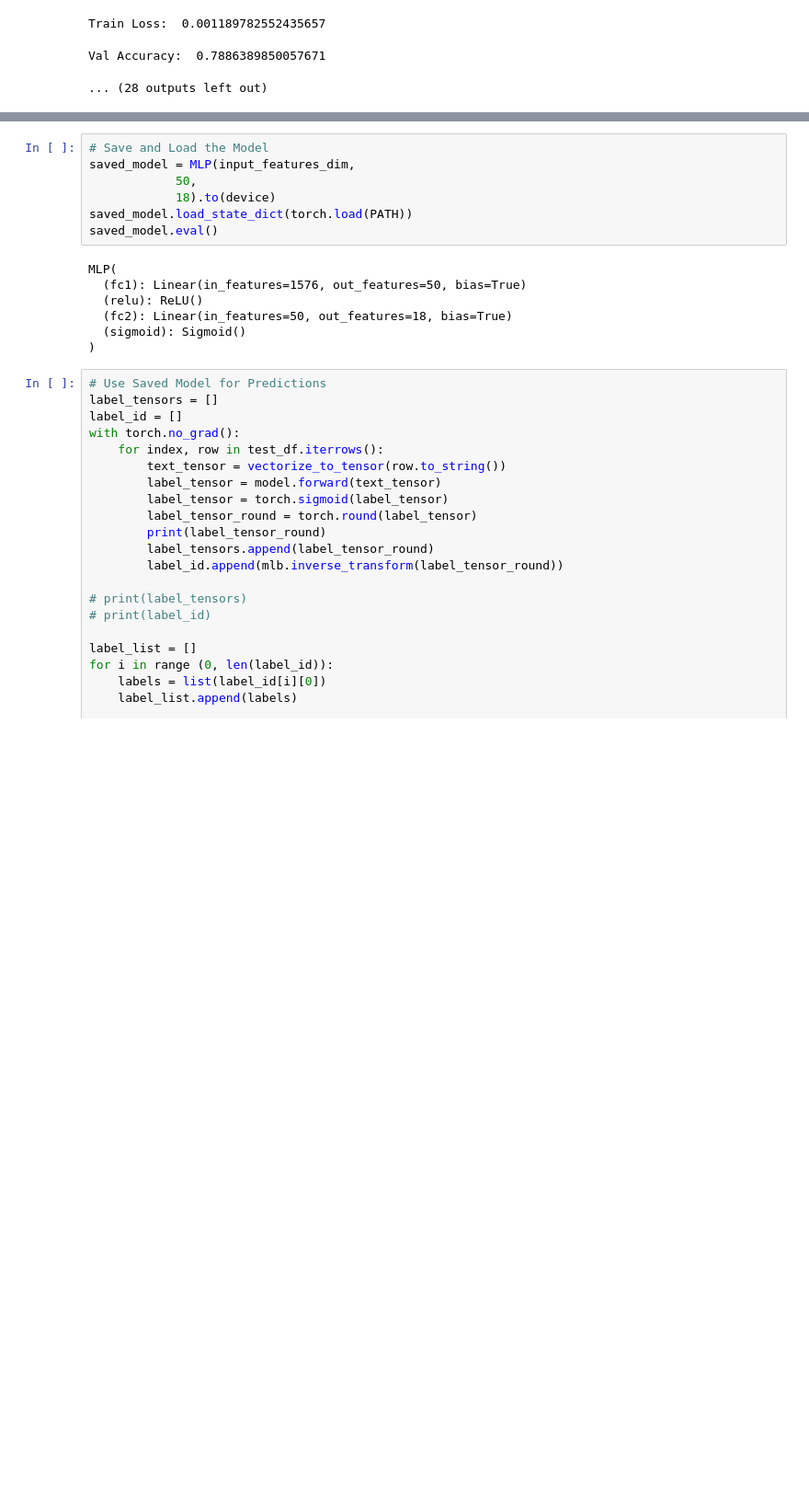
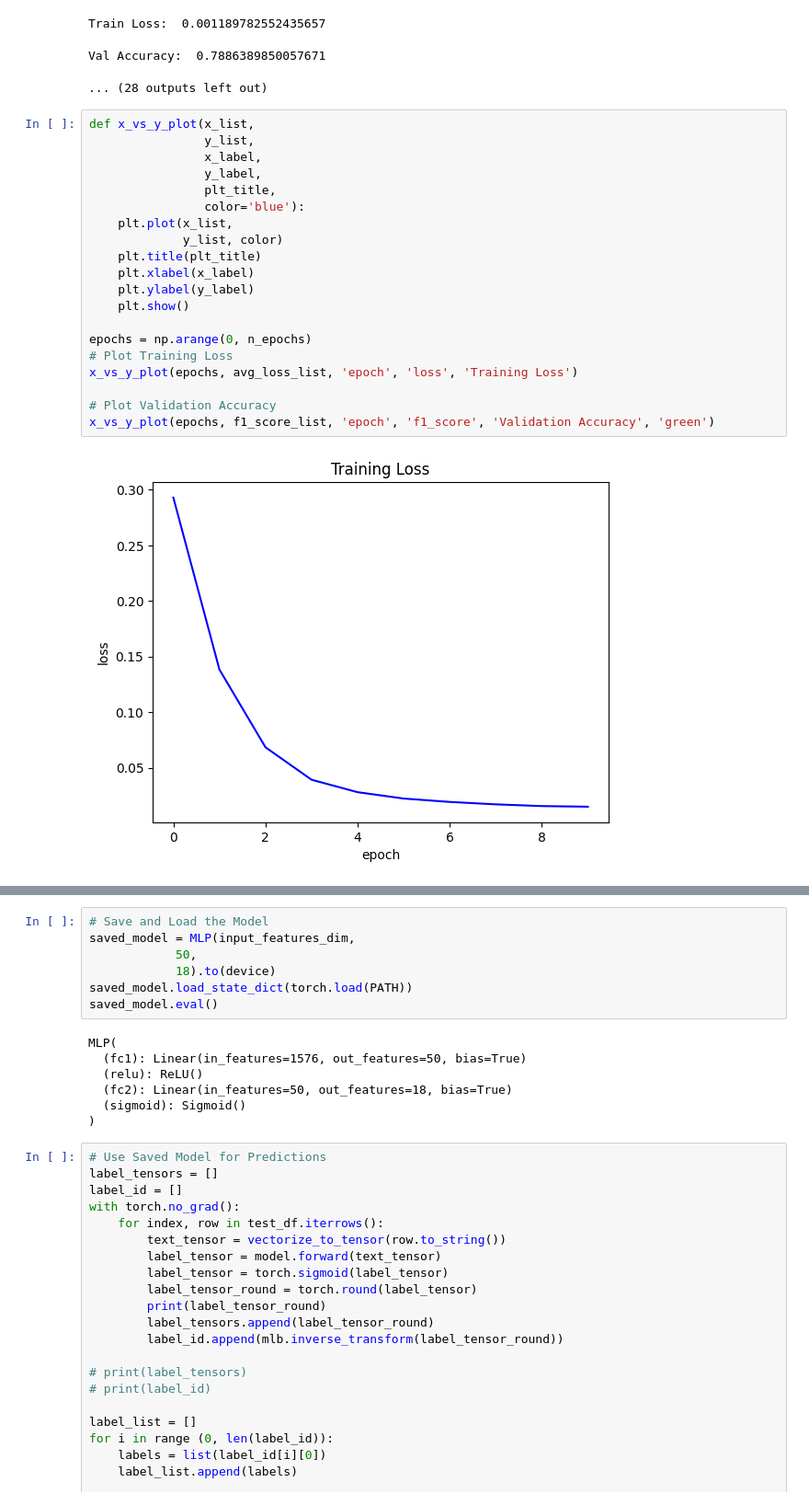
Before and after one commit to Kdotseth7/relation-extraction-nlp, a Jupyter notebook: RelationExtraction.ipynb, the cells around one changed output, grey strips where cells are left out. Shown at 92% size. Cells and saved outputs as stored; diff of their text form; blank space fills up the shorter version.

Commit message:
Training Loss and Val Accuracy: v1

```diff
--- a/RelationExtraction.ipynb
+++ b/RelationExtraction.ipynb
@@ -392,3 +373,25 @@ Val Accuracy:  0.8122837370242214
 Train Loss:  0.001189782552435657
 Val Accuracy:  0.7886389850057671
 ... (28 outputs left out)
+# %%
+def x_vs_y_plot(x_list,
+                y_list,
+                x_label,
+                y_label,
+                plt_title,
+                color='blue'):
+    plt.plot(x_list,
+             y_list, color)
+    plt.title(plt_title)
+    plt.xlabel(x_label)
+    plt.ylabel(y_label)
+    plt.show()
+
+epochs = np.arange(0, n_epochs)
+# Plot Training Loss
+x_vs_y_plot(epochs, avg_loss_list, 'epoch', 'loss', 'Training Loss')
+
+# Plot Validation Accuracy
+x_vs_y_plot(epochs, f1_score_list, 'epoch', 'f1_score', 'Validation Accuracy', 'green')
+# %% [output]
+[figure, added]
```
Also changed, not shown: parts of 2 cells of this notebook.
